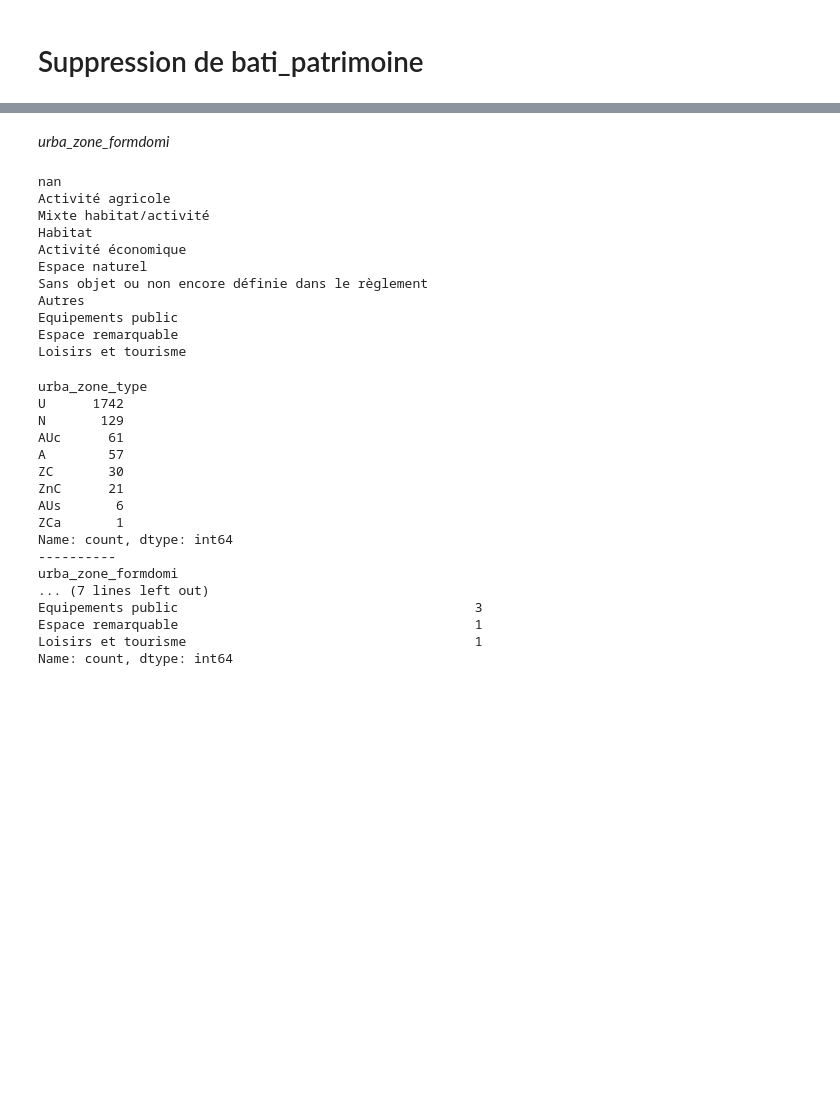
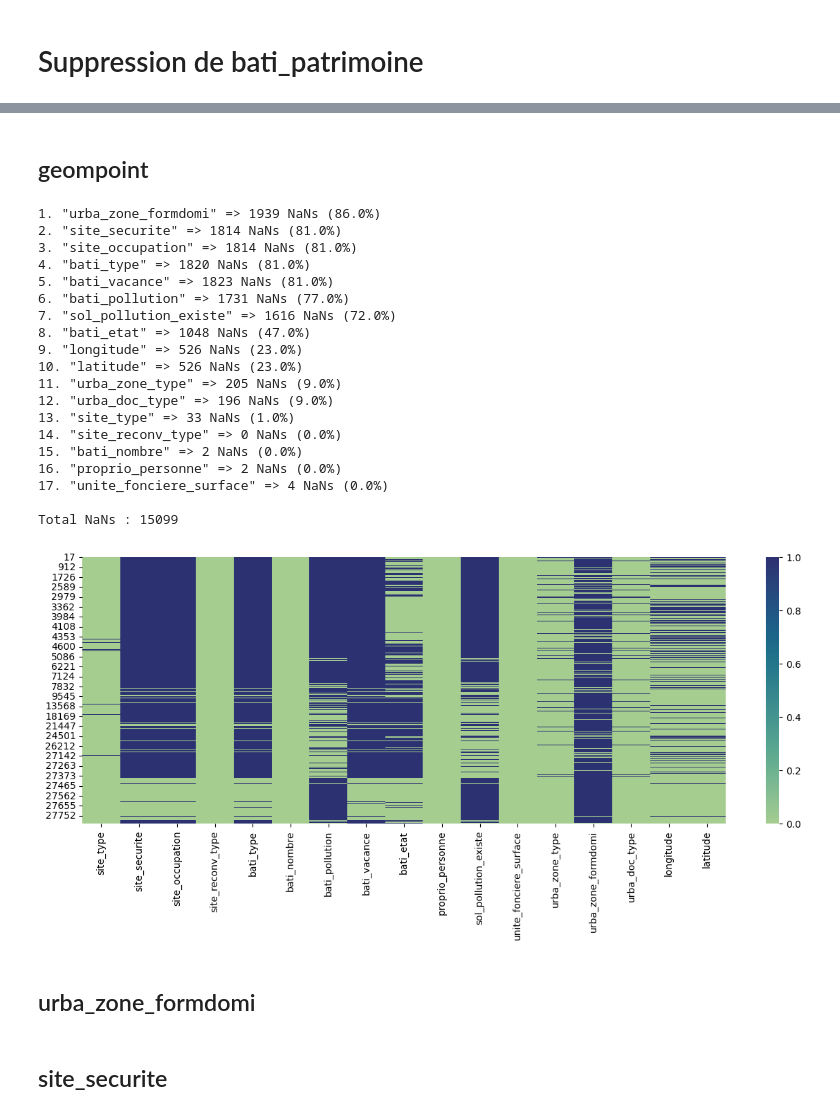
Before and after one commit to heuzef/cartofriches, a Jupyter notebook: profil/ml/ml_cartofriches.ipynb, the cells around one changed output, grey strips where cells are left out. Cells and saved outputs as stored; diff of their text form; code cells hidden in the pictures; blank space fills up the shorter version.

```diff
--- a/profil/ml/ml_cartofriches.ipynb
+++ b/profil/ml/ml_cartofriches.ipynb
@@ -468,39 +495,45 @@ ValueError: time data "13-09-23" doesn't match format "%Y-%m-%d", at position 28
+# %% [markdown]
+## geompoint
+# %%
+# Fonction pour extraire les coordonnées
+def extract_coordinates(wkt_point):
+    match = re.match(r'POINT \(([\d.]+) ([\d.]+)\)', wkt_point)
+    if match:
+        longitude, latitude = match.groups()
+        return pd.Series({'longitude': float(longitude), 'latitude': float(latitude)})
+    return pd.Series({'longitude': None, 'latitude': None})
+
+# Appliquer la fonction pour créer de nouvelles variable
+df_friches_reconv[['longitude', 'latitude']] = df_friches_reconv['geompoint'].apply(extract_coordinates)
+
+# Supprimer geompoint
+df_friches_reconv = df_friches_reconv.drop(columns=['geompoint'])
+
+check_nan(df_friches_reconv)
+# %% [output]
+1. "urba_zone_formdomi" => 1939 NaNs (86.0%)
+2. "site_securite" => 1814 NaNs (81.0%)
+3. "site_occupation" => 1814 NaNs (81.0%)
+4. "bati_type" => 1820 NaNs (81.0%)
+5. "bati_vacance" => 1823 NaNs (81.0%)
+6. "bati_pollution" => 1731 NaNs (77.0%)
+7. "sol_pollution_existe" => 1616 NaNs (72.0%)
+8. "bati_etat" => 1048 NaNs (47.0%)
+9. "longitude" => 526 NaNs (23.0%)
+10. "latitude" => 526 NaNs (23.0%)
+11. "urba_zone_type" => 205 NaNs (9.0%)
+12. "urba_doc_type" => 196 NaNs (9.0%)
+13. "site_type" => 33 NaNs (1.0%)
+14. "site_reconv_type" => 0 NaNs (0.0%)
+15. "bati_nombre" => 2 NaNs (0.0%)
+16. "proprio_personne" => 2 NaNs (0.0%)
+17. "unite_fonciere_surface" => 4 NaNs (0.0%)
+
+Total NaNs : 15099
+[figure, added]
 # %% [markdown]
-*urba_zone_formdomi*
+## urba_zone_formdomi
 # %%
-for val in df_friches_reconv['urba_zone_formdomi'].unique():
-    print(val)
+# ...
-# %% [output]
-nan
-Activité agricole
-Mixte habitat/activité
-Habitat
-Activité économique
-Espace naturel
-Sans objet ou non encore définie dans le règlement
-Autres
-Equipements public
-Espace remarquable
-Loisirs et tourisme
-# %%
-print(df_friches_reconv['urba_zone_type'].value_counts())
-print("----------")
-print(df_friches_reconv['urba_zone_formdomi'].value_counts())
-# %% [output]
-urba_zone_type
-U      1742
-N       129
-AUc      61
-A        57
-ZC       30
-ZnC      21
-AUs       6
-ZCa       1
-Name: count, dtype: int64
-----------
-urba_zone_formdomi
-... (7 lines left out)
-Equipements public                                      3
-Espace remarquable                                      1
-Loisirs et tourisme                                     1
-Name: count, dtype: int64
+# %% [markdown]
+## site_securite
```
Also changed, not shown: parts of 44 cells of this notebook.
